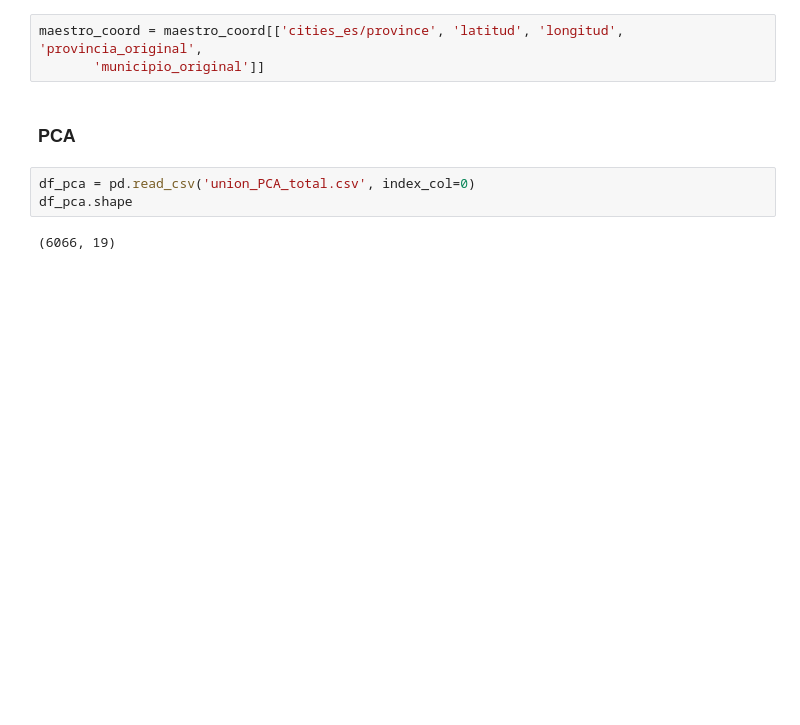
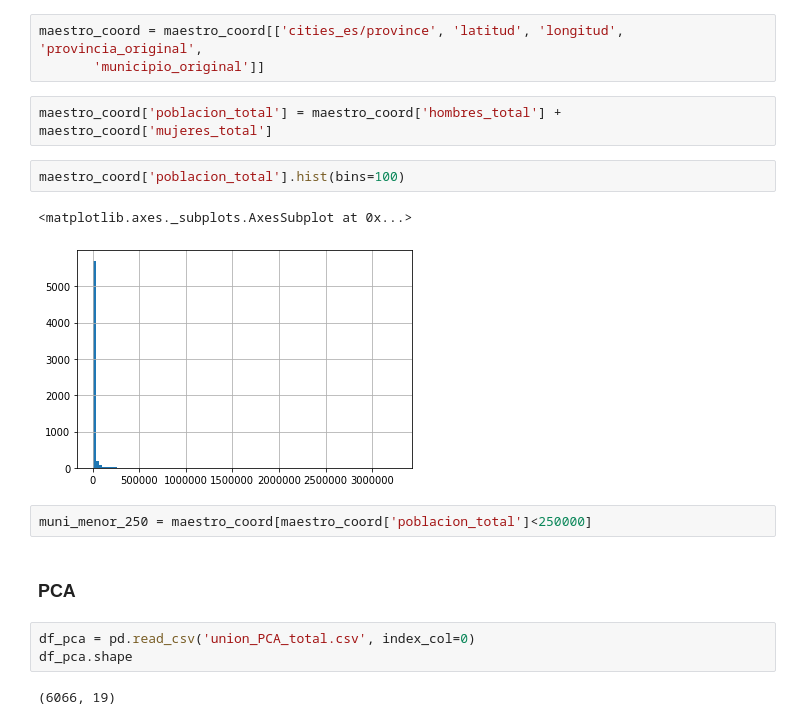
Before and after one commit to patcalsi/Exodus_urbano, a Jupyter notebook: data/kmeans.ipynb, the cells around one changed output. Cells and saved outputs as stored; diff of their text form; blank space fills up the shorter version.

Commit message:
subido fichero filtrado por poblacion menor a 250K

```diff
--- a/data/kmeans.ipynb
+++ b/data/kmeans.ipynb
@@ -27,6 +35,15 @@ Index(['cities_es/province', 'latitud', 'longitud', 'provincia_original',
 # %%
 maestro_coord = maestro_coord[['cities_es/province', 'latitud', 'longitud', 'provincia_original',
        'municipio_original']]
+# %%
+maestro_coord['poblacion_total'] = maestro_coord['hombres_total'] + maestro_coord['mujeres_total']
+# %%
+maestro_coord['poblacion_total'].hist(bins=100)
+# %% [output]
+<matplotlib.axes._subplots.AxesSubplot at 0x...>
+[figure, added]
+# %%
+muni_menor_250 = maestro_coord[maestro_coord['poblacion_total']<250000]
 # %% [markdown]
 ### PCA
 # %%
```
Also changed, not shown: parts of 19 cells of this notebook, 1 other file.
